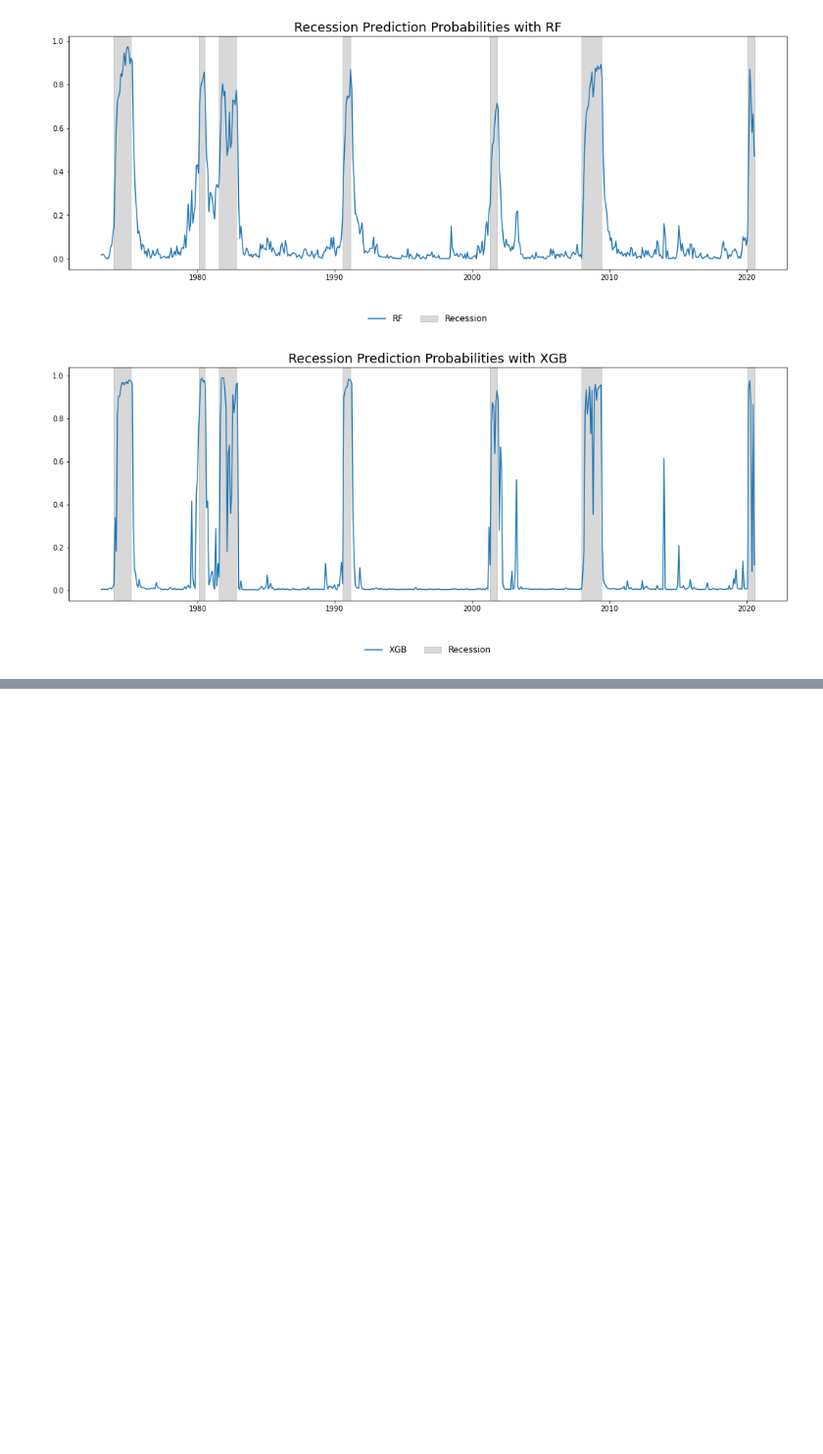
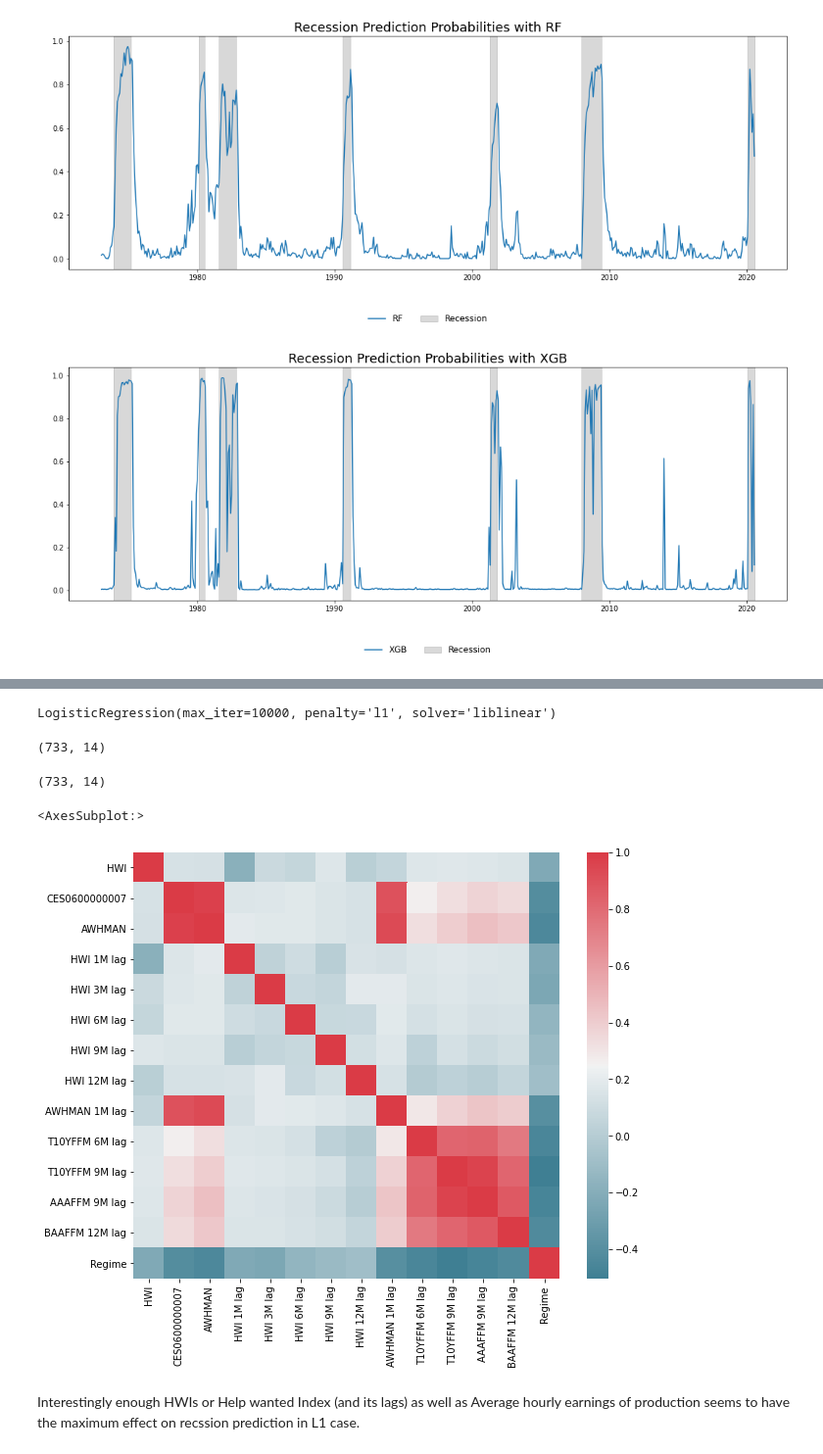
Before and after one commit to sturkian/Recession-Indicator, a Jupyter notebook: Recession_indicator.ipynb, the cells around one changed output, grey strips where cells are left out. Shown at 98% size. Cells and saved outputs as stored; diff of their text form; code cells hidden in the pictures; blank space fills up the shorter version.

```diff
--- a/Recession_indicator.ipynb
+++ b/Recession_indicator.ipynb
@@ -410,0 +449,73 @@ for model in list(model_dict.keys()):
+# %%
+df = result
+# %%
+# Time Series Split
+
+df_idx = df[df.Date == '12/1/2005'].index[0]
+
+df_targets=df['Regime'].values
+df_features=df.drop(['Date'], axis=1)
+
+df_training_features = df.iloc[:df_idx,:].drop(['Regime','Date'], axis=1)
+df_validation_features = df.iloc[df_idx:, :].drop(['Regime','Date'], axis=1)
+
+df_training_targets = df['Regime'].values
+df_training_targets=df_training_targets[:df_idx]
+
+df_validation_targets = df['Regime'].values
+df_validation_targets=df_validation_targets[df_idx:]
+# %%
+from sklearn import model_selection
+from sklearn import preprocessing
+from sklearn.model_selection import TimeSeriesSplit
+
+scoring="roc_auc"
+kfold= model_selection.TimeSeriesSplit(n_splits=3)
+seed=8
+
+# Create regularization hyperparameter space
+C = np.reciprocal([0.00000001, 0.00000005, 0.0000001, 0.0000005, 0.000001, 0.000005, 0.00001, 0.00005,
+                         0.0001, 0.0005, 0.001, 0.005, 0.01, 0.05, 0.1, 0.5, 1, 5, 10, 50, 100, 500, 1000, 5000])
+
+# Create hyperparameter options
+hyperparameters = dict(C=C)
+
+model=LogisticRegression(max_iter=10000,penalty='l1', solver='liblinear')
+LR_penalty=model_selection.GridSearchCV(estimator=model, param_grid= hyperparameters,
+                                        cv=kfold, scoring=scoring).fit(X=df_features,
+                                                                       y=df_targets).best_estimator_
+
+model
+# %% [output]
+LogisticRegression(max_iter=10000, penalty='l1', solver='liblinear')
+# %%
+from sklearn.feature_selection import SelectFromModel
+
+X=df_features
+y=df_targets
+lr_l1 = LogisticRegression(C=0.1, max_iter=10000,penalty="l1", solver='liblinear').fit(X,y)
+model = SelectFromModel(lr_l1,prefit=True)
+feature_idx = model.get_support()
+feature_name = X.columns[feature_idx]
+X_new = model.transform(X)
+X_new.shape
+# %% [output]
+(733, 14)
+# %%
+df_2=df[feature_name]
+
+
+df_2.head()
+df_2.shape
+# %% [output]
+(733, 14)
+# %%
+corr = df_2.corr()
+plt.figure(figsize=(10, 8))
+sns.heatmap(corr, mask=np.zeros_like(corr, dtype=np.bool),
+            cmap=sns.diverging_palette(220, 10, as_cmap=True), square=True)
+# %% [output]
+<AxesSubplot:>
+[figure, added]
+# %% [markdown]
+Interestingly enough HWIs or Help wanted Index  (and its lags) as well as Average hourly earnings of production seems to have the maximum effect on recssion prediction in L1 case.
```
Also changed, not shown: parts of 10 cells of this notebook.
